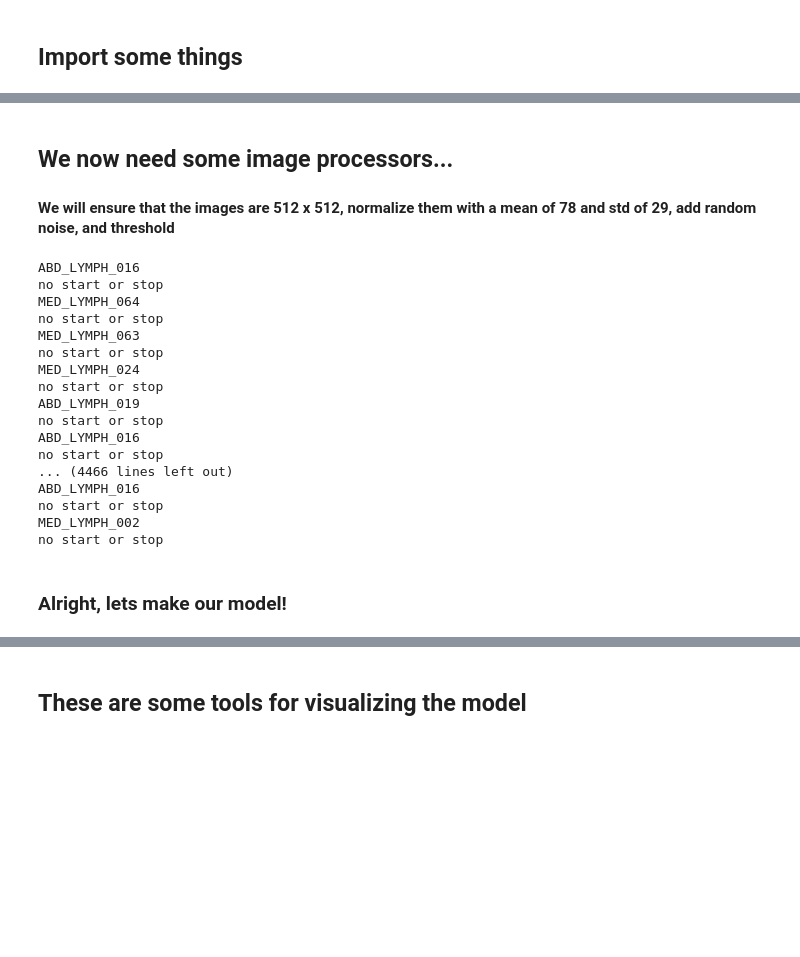
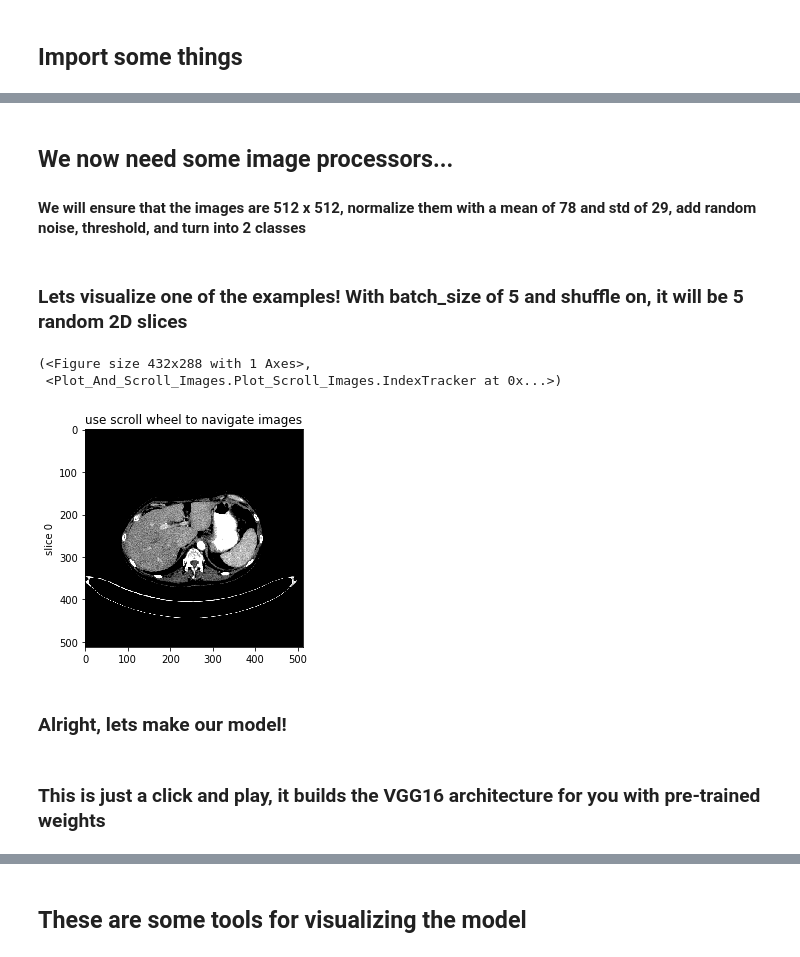
Before and after one commit to brianmanderson/Imaging_Physics_Workshop_1_28_20, a Jupyter notebook: Workshop_Modules/Liver_Model.ipynb, the cells around one changed output, grey strips where cells are left out. Cells and saved outputs as stored; diff of their text form; code cells hidden in the pictures; blank space fills up the shorter version.

```diff
--- a/Workshop_Modules/Liver_Model.ipynb
+++ b/Workshop_Modules/Liver_Model.ipynb
@@ -24,37 +30,29 @@ if not os.path.exists(model_path):
 # %% [markdown]
 ## We now need some image processors...
 
-#### We will ensure that the images are 512 x 512, normalize them with a mean of 78 and std of 29, add random noise, and threshold
+#### We will ensure that the images are 512 x 512, normalize them with a mean of 78 and std of 29, add random noise, threshold, and turn into 2 classes
 # %%
-image_processors_train = [Ensure_Image_Proportions(512,512),Normalize_Images(mean_val=78,std_val=29),
+image_processors_train = [Ensure_Image_Proportions(512,512),Repeat_Channel(repeats=3),
+                          Normalize_Images(mean_val=78,std_val=29),
                           Add_Noise_To_Images(variation=np.round(np.arange(start=0, stop=0.3, step=0.1),2)),
-                          Threshold_Images(lower_bound=-3.55,upper_bound=3.55)]
+                          Threshold_Images(lower_bound=-3.55,upper_bound=3.55),
+                          Annotations_To_Categorical(2)]
 image_processors_test = [Ensure_Image_Proportions(512,512),Normalize_Images(mean_val=78,std_val=29),
-                         Threshold_Images(lower_bound=-3.55,upper_bound=3.55)]
+                         Repeat_Channel(repeats=3), Threshold_Images(lower_bound=-3.55,upper_bound=3.55),
+                         Annotations_To_Categorical(2)]
 # %%
 train_generator = Train_Data_Generator2D(shuffle=True,data_paths=train_path,batch_size=5,image_processors=image_processors_train)
+validation_generator = Train_Data_Generator2D(shuffle=True,data_paths=validation_path,batch_size=5,image_processors=image_processors_test)
-# %% [output]
-ABD_LYMPH_016
-no start or stop
-MED_LYMPH_064
-no start or stop
-MED_LYMPH_063
-no start or stop
-MED_LYMPH_024
-no start or stop
-ABD_LYMPH_019
-no start or stop
-ABD_LYMPH_016
-no start or stop
-... (4466 lines left out)
-ABD_LYMPH_016
-no start or stop
-MED_LYMPH_002
-no start or stop
+# %% [markdown]
+### Lets visualize one of the examples! With batch_size of 5 and shuffle on, it will be 5 random 2D slices
 # %%
 x,y = train_generator.__getitem__(0)
 # %%
-plot_scroll_Image(x)
+plot_scroll_Image(x[1,...])
+# %% [output]
+(<Figure size 432x288 with 1 Axes>,
+ <Plot_And_Scroll_Images.Plot_Scroll_Images.IndexTracker at 0x...>)
+[figure, added]
 # %% [markdown]
 ### Alright, lets make our model!
 # %%
@@ -63,3 +61,5 @@ from Visualizing_Model.Visualing_Model import visualization_model_class
 from keras.optimizers import Adam
 import tensorflow as tf
 import keras.backend as K
+# %% [markdown]
+### This is just a click and play, it builds the VGG16 architecture for you with pre-trained weights
```
Also changed, not shown: parts of 23 cells of this notebook, 10 other files.
